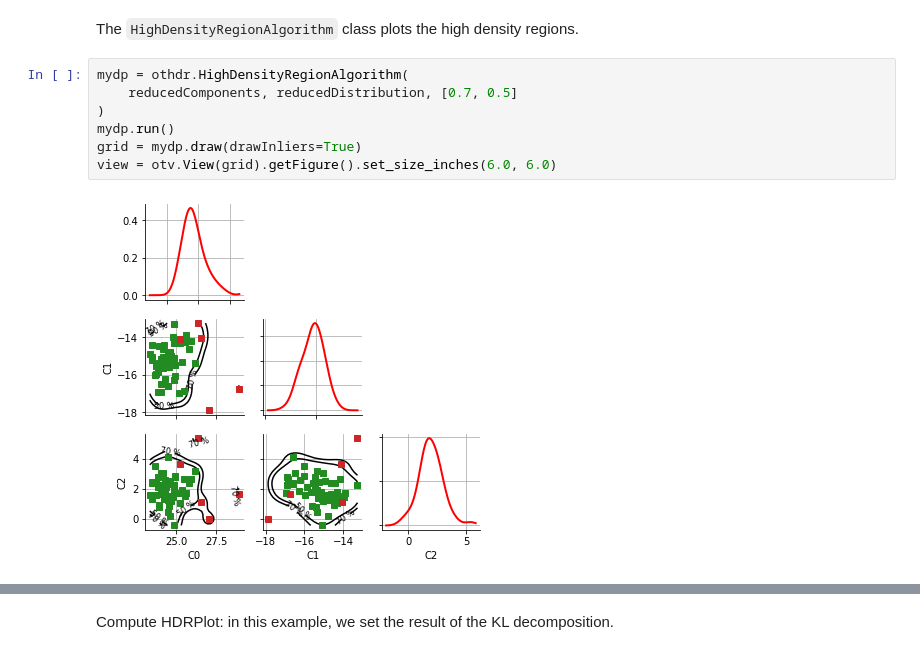
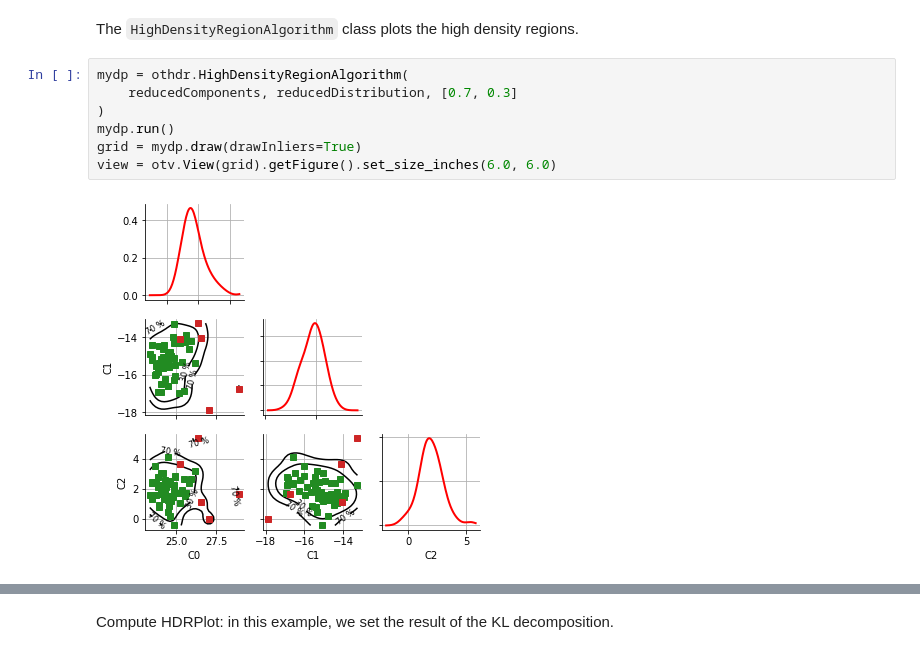
Before and after one commit to mbaudin47/othdrplot, a Jupyter notebook: doc/examples/ProcessHighDensityRegionAlgorithm-3D-example.ipynb, the cells around one changed output, grey strips where cells are left out. Drawn from its saved outputs; the diff is of its cells as text.

```diff
--- a/doc/examples/ProcessHighDensityRegionAlgorithm-3D-example.ipynb
+++ b/doc/examples/ProcessHighDensityRegionAlgorithm-3D-example.ipynb
@@ -63,10 +62,10 @@ reducedDistribution = ks.build(reducedComponents)
 The `HighDensityRegionAlgorithm` class plots the high density regions.
 # %%
 mydp = othdr.HighDensityRegionAlgorithm(
-    reducedComponents, reducedDistribution, [0.7, 0.5]
+    reducedComponents, reducedDistribution, [0.7, 0.3]
 )
 mydp.run()
 grid = mydp.draw(drawInliers=True)
 view = otv.View(grid).getFigure().set_size_inches(6.0, 6.0)
 # %% [output]
-[figure, old version]
+[figure, new version]
```
Also changed, not shown: parts of 6 cells of this notebook, 6 other files.
